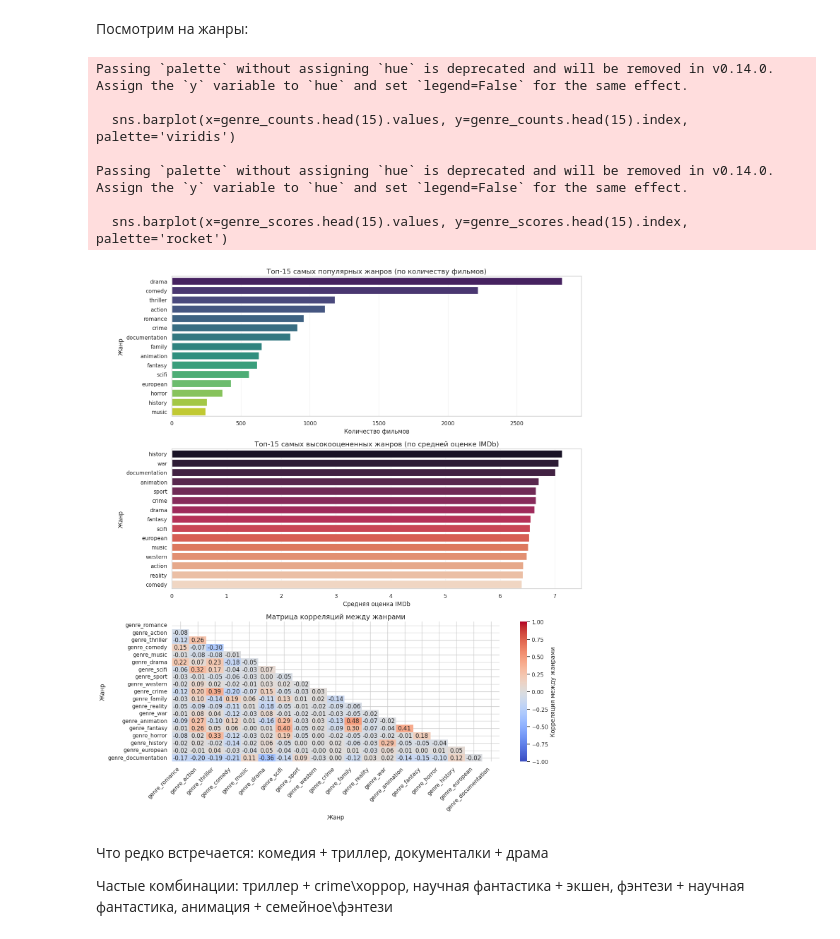
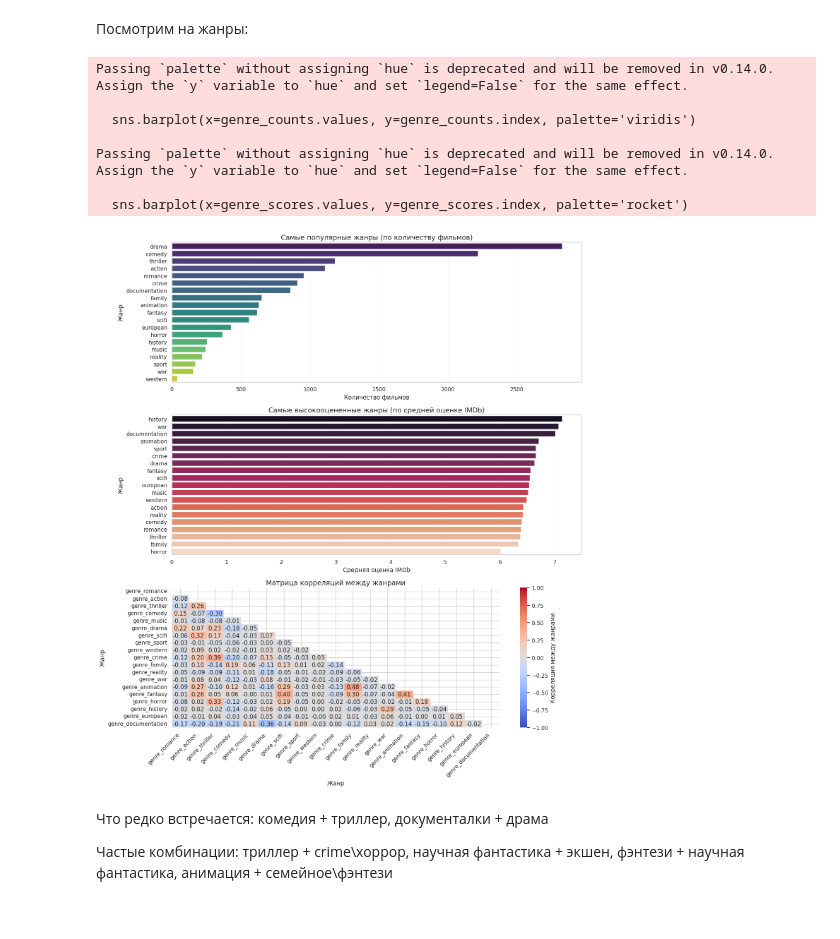
Before and after one commit to ZaichenkoNA/Stat_Prac, a Jupyter notebook: Proekt.ipynb, the cells around one changed output. Cells and saved outputs as stored; diff of their text form; code cells hidden in the pictures.

```diff
--- a/Proekt.ipynb
+++ b/Proekt.ipynb
@@ -494,8 +494,8 @@ genre_counts = pd.Series({g: titles_df[f'genre_{g}'].sum() for g in all_genres})
 
 plt.figure(figsize=(14, 16))
 plt.subplot(3, 1, 1)
-sns.barplot(x=genre_counts.head(15).values, y=genre_counts.head(15).index, palette='viridis')
-plt.title('Топ-15 самых популярных жанров (по количеству фильмов)', fontsize=14)
+sns.barplot(x=genre_counts.values, y=genre_counts.index, palette='viridis')
+plt.title('Самые популярные жанры (по количеству фильмов)', fontsize=14)
 plt.xlabel('Количество фильмов', fontsize=12)
 plt.ylabel('Жанр', fontsize=12)
 plt.grid(axis='x', alpha=0.3)
@@ -507,8 +507,8 @@ genre_scores = pd.Series({
 }).sort_values(ascending=False)
 
 plt.subplot(3, 1, 2)
-sns.barplot(x=genre_scores.head(15).values, y=genre_scores.head(15).index, palette='rocket')
-plt.title('Топ-15 самых высокооцененных жанров (по средней оценке IMDb)', fontsize=14)
+sns.barplot(x=genre_scores.values, y=genre_scores.index, palette='rocket')
+plt.title('Самые высокооцененные жанры (по средней оценке IMDb)', fontsize=14)
 plt.xlabel('Средняя оценка IMDb', fontsize=12)
 plt.ylabel('Жанр', fontsize=12)
 plt.grid(axis='x', alpha=0.3)
@@ -519,36 +519,36 @@ genre_corr = titles_df[genre_cols].corr()
 
 # Оставляем только верхний треугольник, чтобы избежать дублирования
 mask = np.triu(np.ones_like(genre_corr, dtype=bool))
 
 plt.subplot(3, 1, 3)
 sns.heatmap(
     genre_corr,
     mask=mask,
     cmap='coolwarm',
     vmin=-1,
     vmax=1,
     center=0,
     annot=True,
     fmt='.2f',
     cbar_kws={'label': 'Корреляция между жанрами'}
 )
 plt.title('Матрица корреляций между жанрами', fontsize=14)
 plt.xlabel('Жанр', fontsize=12)
 plt.ylabel('Жанр', fontsize=12)
 plt.xticks(rotation=45, ha='right')
 plt.yticks(rotation=0)
 
 plt.tight_layout()
 plt.show()
 # %% [output]
 Passing `palette` without assigning `hue` is deprecated and will be removed in v0.14.0. Assign the `y` variable to `hue` and set `legend=False` for the same effect.
 
-  sns.barplot(x=genre_counts.head(15).values, y=genre_counts.head(15).index, palette='viridis')
+  sns.barplot(x=genre_counts.values, y=genre_counts.index, palette='viridis')
 
 Passing `palette` without assigning `hue` is deprecated and will be removed in v0.14.0. Assign the `y` variable to `hue` and set `legend=False` for the same effect.
 
-  sns.barplot(x=genre_scores.head(15).values, y=genre_scores.head(15).index, palette='rocket')
+  sns.barplot(x=genre_scores.values, y=genre_scores.index, palette='rocket')
-[figure, old version]
+[figure, new version]
 # %% [markdown]
 Что редко встречается: комедия + триллер, документалки + драма
 
```
Also changed, not shown: parts of 4 cells of this notebook.
